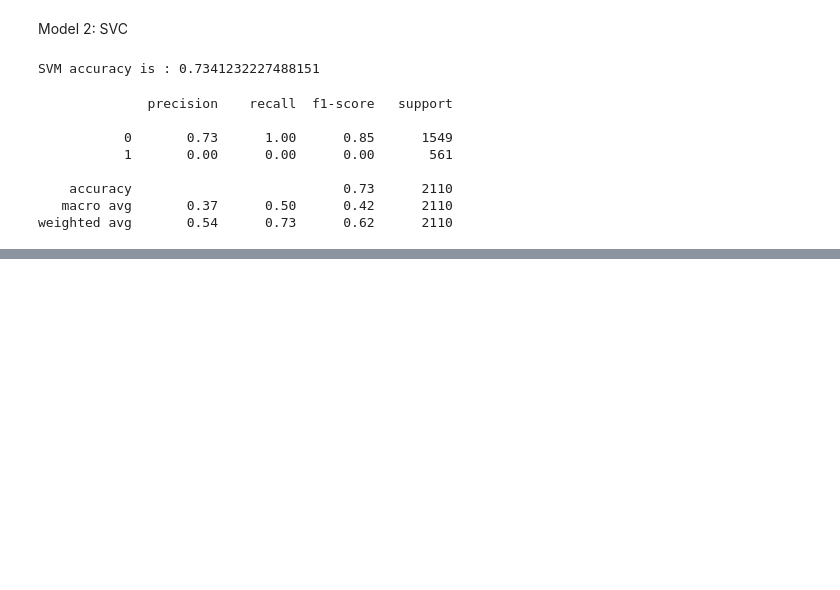
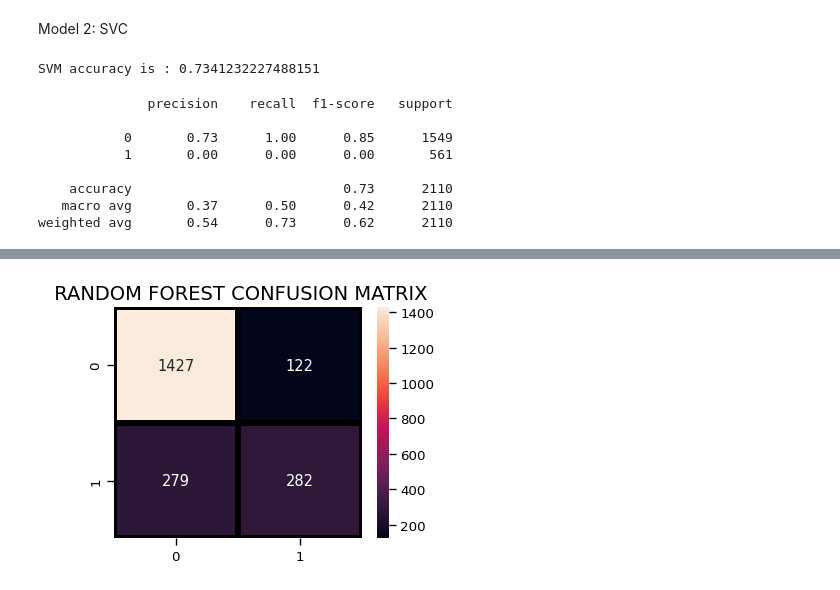
Before and after one commit to aalhadramteke/Customer-Churn-Prediction, a Jupyter notebook: main.ipynb, the cells around one changed output, grey strips where cells are left out. Saved outputs shown, nothing was run; the diff lists cells and outputs as text; code cells hidden in the pictures; blank space fills up the shorter version.

```diff
--- a/main.ipynb
+++ b/main.ipynb
@@ -543,0 +546,17 @@ weighted avg       0.54      0.73      0.62      2110
+# %%
+# Random Forest model
+model_rf = RandomForestClassifier(
+    n_estimators=500,
+    oob_score=True,
+    n_jobs=-1,
+    random_state=50,
+    max_features="sqrt",
+    max_leaf_nodes=30
+)
+
+model_rf.fit(X_train, Y_train)
+
+prediction_test = model_rf.predict(X_test)
+
+print("Random Forest accuracy:",
+      accuracy_score(Y_test, prediction_test))
@@ -543,0 +580,9 @@ weighted avg       0.54      0.73      0.62      2110
+# %%
+plt.figure(figsize=(4,3))
+sns.heatmap(confusion_matrix(Y_test, prediction_test),
+                annot=True,fmt = "d",linecolor="k",linewidths=3)
+
+plt.title(" RANDOM FOREST CONFUSION MATRIX",fontsize=14)
+plt.show()
+# %% [output]
+[figure, added]
```
Also changed, not shown: parts of 3 cells of this notebook.
